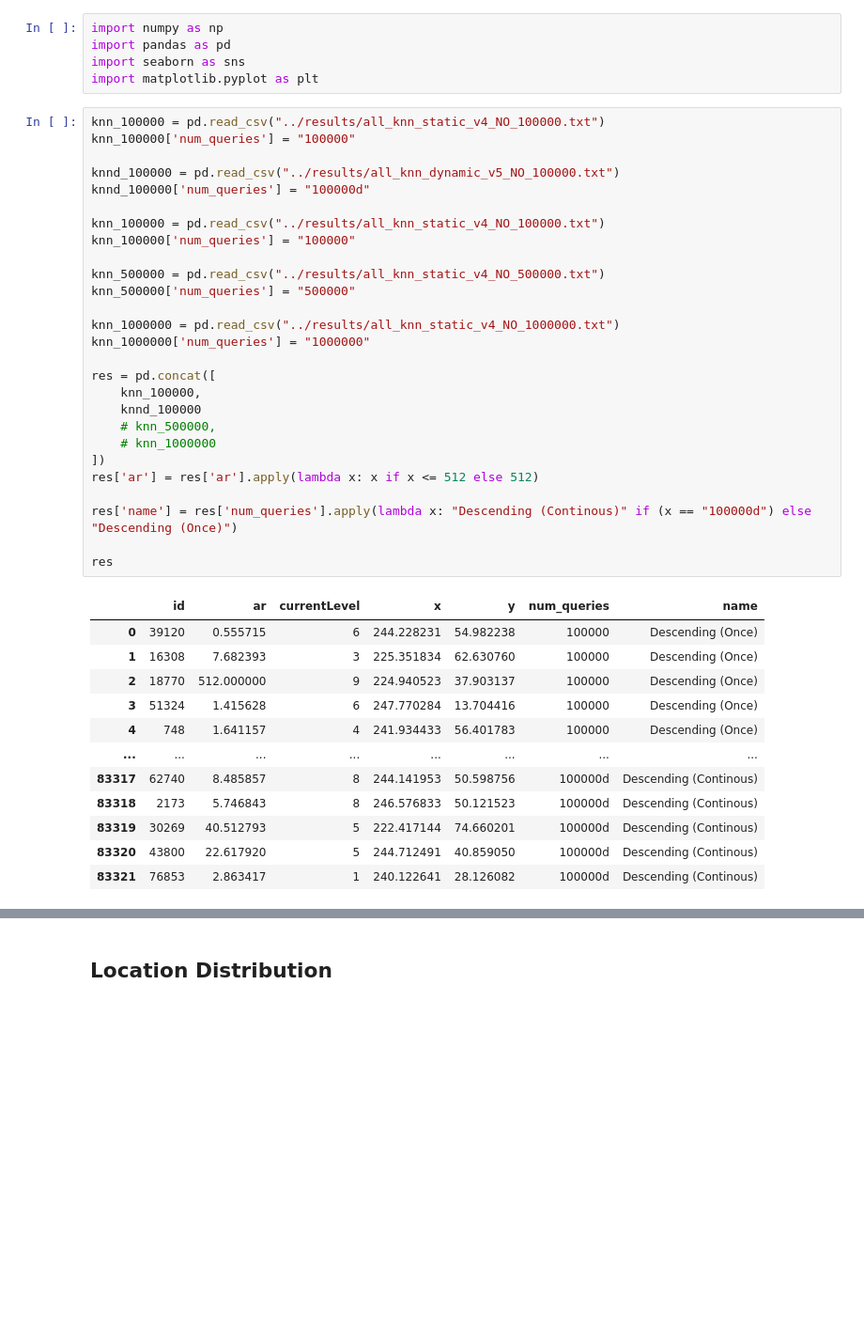
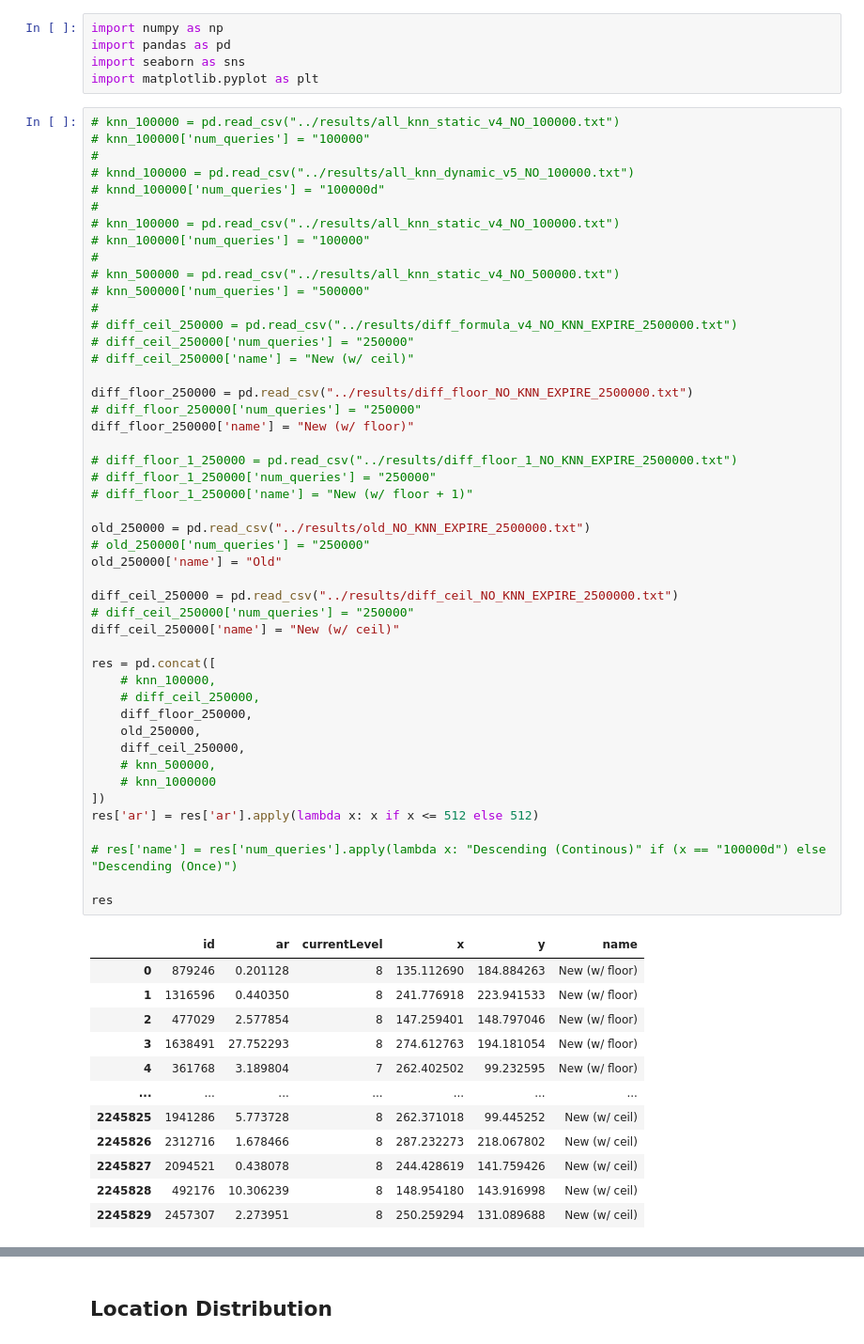
Before and after one commit to ThatUdeshUK/fast_extension, a Jupyter notebook: analysis/PlacesKNNDist.ipynb, the cells around one changed output, grey strips where cells are left out. Shown at 94% size. Saved outputs shown, nothing was run; the diff lists cells and outputs as text; blank space fills up the shorter version.

```diff
--- a/analysis/PlacesKNNDist.ipynb
+++ b/analysis/PlacesKNNDist.ipynb
@@ -4,42 +4,62 @@ import pandas as pd
 import seaborn as sns
 import matplotlib.pyplot as plt
 # %%
-knn_100000 = pd.read_csv("../results/all_knn_static_v4_NO_100000.txt")
-knn_100000['num_queries'] = "100000"
+# knn_100000 = pd.read_csv("../results/all_knn_static_v4_NO_100000.txt")
+# knn_100000['num_queries'] = "100000"
+#
+# knnd_100000 = pd.read_csv("../results/all_knn_dynamic_v5_NO_100000.txt")
+# knnd_100000['num_queries'] = "100000d"
+#
+# knn_100000 = pd.read_csv("../results/all_knn_static_v4_NO_100000.txt")
+# knn_100000['num_queries'] = "100000"
+#
+# knn_500000 = pd.read_csv("../results/all_knn_static_v4_NO_500000.txt")
+# knn_500000['num_queries'] = "500000"
+#
+# diff_ceil_250000 = pd.read_csv("../results/diff_formula_v4_NO_KNN_EXPIRE_2500000.txt")
+# diff_ceil_250000['num_queries'] = "250000"
+# diff_ceil_250000['name'] = "New (w/ ceil)"
 
-knnd_100000 = pd.read_csv("../results/all_knn_dynamic_v5_NO_100000.txt")
-knnd_100000['num_queries'] = "100000d"
+diff_floor_250000 = pd.read_csv("../results/diff_floor_NO_KNN_EXPIRE_2500000.txt")
+# diff_floor_250000['num_queries'] = "250000"
+diff_floor_250000['name'] = "New (w/ floor)"
 
-knn_100000 = pd.read_csv("../results/all_knn_static_v4_NO_100000.txt")
-knn_100000['num_queries'] = "100000"
+# diff_floor_1_250000 = pd.read_csv("../results/diff_floor_1_NO_KNN_EXPIRE_2500000.txt")
+# diff_floor_1_250000['num_queries'] = "250000"
+# diff_floor_1_250000['name'] = "New (w/ floor + 1)"
 
-knn_500000 = pd.read_csv("../results/all_knn_static_v4_NO_500000.txt")
-knn_500000['num_queries'] = "500000"
+old_250000 = pd.read_csv("../results/old_NO_KNN_EXPIRE_2500000.txt")
+# old_250000['num_queries'] = "250000"
+old_250000['name'] = "Old"
 
-knn_1000000 = pd.read_csv("../results/all_knn_static_v4_NO_1000000.txt")
-knn_1000000['num_queries'] = "1000000"
+diff_ceil_250000 = pd.read_csv("../results/diff_ceil_NO_KNN_EXPIRE_2500000.txt")
+# diff_ceil_250000['num_queries'] = "250000"
+diff_ceil_250000['name'] = "New (w/ ceil)"
 
 res = pd.concat([
-    knn_100000,
-    knnd_100000
+    # knn_100000,
+    # diff_ceil_250000,
+    diff_floor_250000,
+    old_250000,
+    diff_ceil_250000,
     # knn_500000,
     # knn_1000000
 ])
 res['ar'] = res['ar'].apply(lambda x: x if x <= 512 else 512)
 
-res['name'] = res['num_queries'].apply(lambda x: "Descending (Continous)" if (x == "100000d") else "Descending (Once)")
+# res['name'] = res['num_queries'].apply(lambda x: "Descending (Continous)" if (x == "100000d") else "Descending (Once)")
 
 res
 # %% [output]
-|  | id | ar | currentLevel | x | y | num_queries | name |
-| 0 | 39120 | 0.555715 | 6 | 244.228231 | 54.982238 | 100000 | Descending (Once) |
-| 1 | 16308 | 7.682393 | 3 | 225.351834 | 62.630760 | 100000 | Descending (Once) |
-| 2 | 18770 | 512.000000 | 9 | 224.940523 | 37.903137 | 100000 | Descending (Once) |
-| 3 | 51324 | 1.415628 | 6 | 247.770284 | 13.704416 | 100000 | Descending (Once) |
-| 4 | 748 | 1.641157 | 4 | 241.934433 | 56.401783 | 100000 | Descending (Once) |
-| ... | ... | ... | ... | ... | ... | ... | ... |
-| 83317 | 62740 | 8.485857 | 8 | 244.141953 | 50.598756 | 100000d | Descending (Continous) |
-| 83318 | 2173 | 5.746843 | 8 | 246.576833 | 50.121523 | 100000d | Descending (Continous) |
-| 83319 | 30269 | 40.512793 | 5 | 222.417144 | 74.660201 | 100000d | Descending (Continous) |
-| 83320 | 43800 | 22.617920 | 5 | 244.712491 | 40.859050 | 100000d | Descending (Continous) |
-| 83321 | 76853 | 2.863417 | 1 | 240.122641 | 28.126082 | 100000d | Descending (Continous) |
+|  | id | ar | currentLevel | x | y | name |
+| 0 | 879246 | 0.201128 | 8 | 135.112690 | 184.884263 | New (w/ floor) |
+| 1 | 1316596 | 0.440350 | 8 | 241.776918 | 223.941533 | New (w/ floor) |
+| 2 | 477029 | 2.577854 | 8 | 147.259401 | 148.797046 | New (w/ floor) |
+| 3 | 1638491 | 27.752293 | 8 | 274.612763 | 194.181054 | New (w/ floor) |
+| 4 | 361768 | 3.189804 | 7 | 262.402502 | 99.232595 | New (w/ floor) |
+| ... | ... | ... | ... | ... | ... | ... |
+| 2245825 | 1941286 | 5.773728 | 8 | 262.371018 | 99.445252 | New (w/ ceil) |
+| 2245826 | 2312716 | 1.678466 | 8 | 287.232273 | 218.067802 | New (w/ ceil) |
+| 2245827 | 2094521 | 0.438078 | 8 | 244.428619 | 141.759426 | New (w/ ceil) |
+| 2245828 | 492176 | 10.306239 | 8 | 148.954180 | 143.916998 | New (w/ ceil) |
+| 2245829 | 2457307 | 2.273951 | 8 | 250.259294 | 131.089688 | New (w/ ceil) |
```
Also changed, not shown: parts of 5 cells of this notebook, 42 other files.
